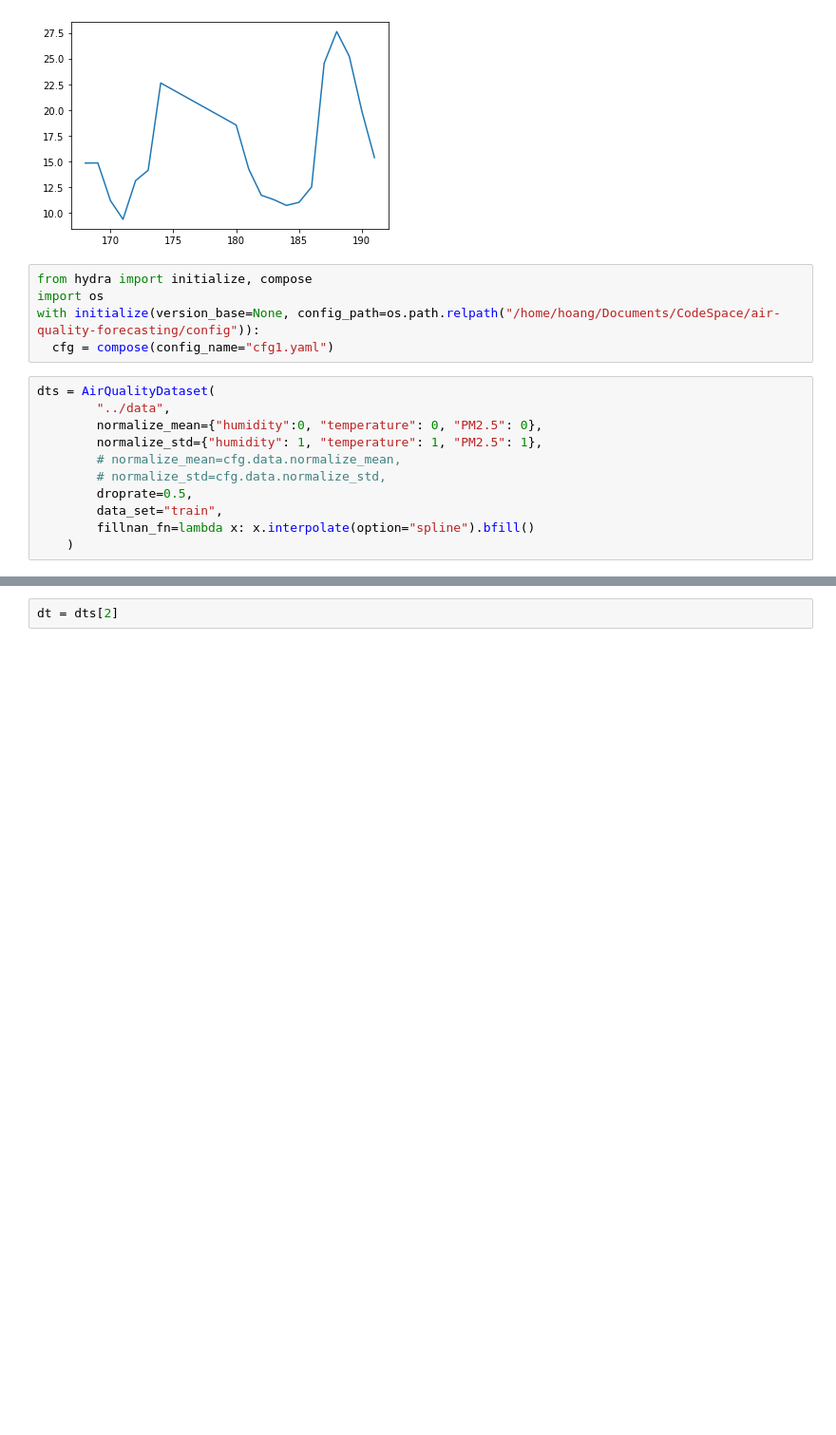
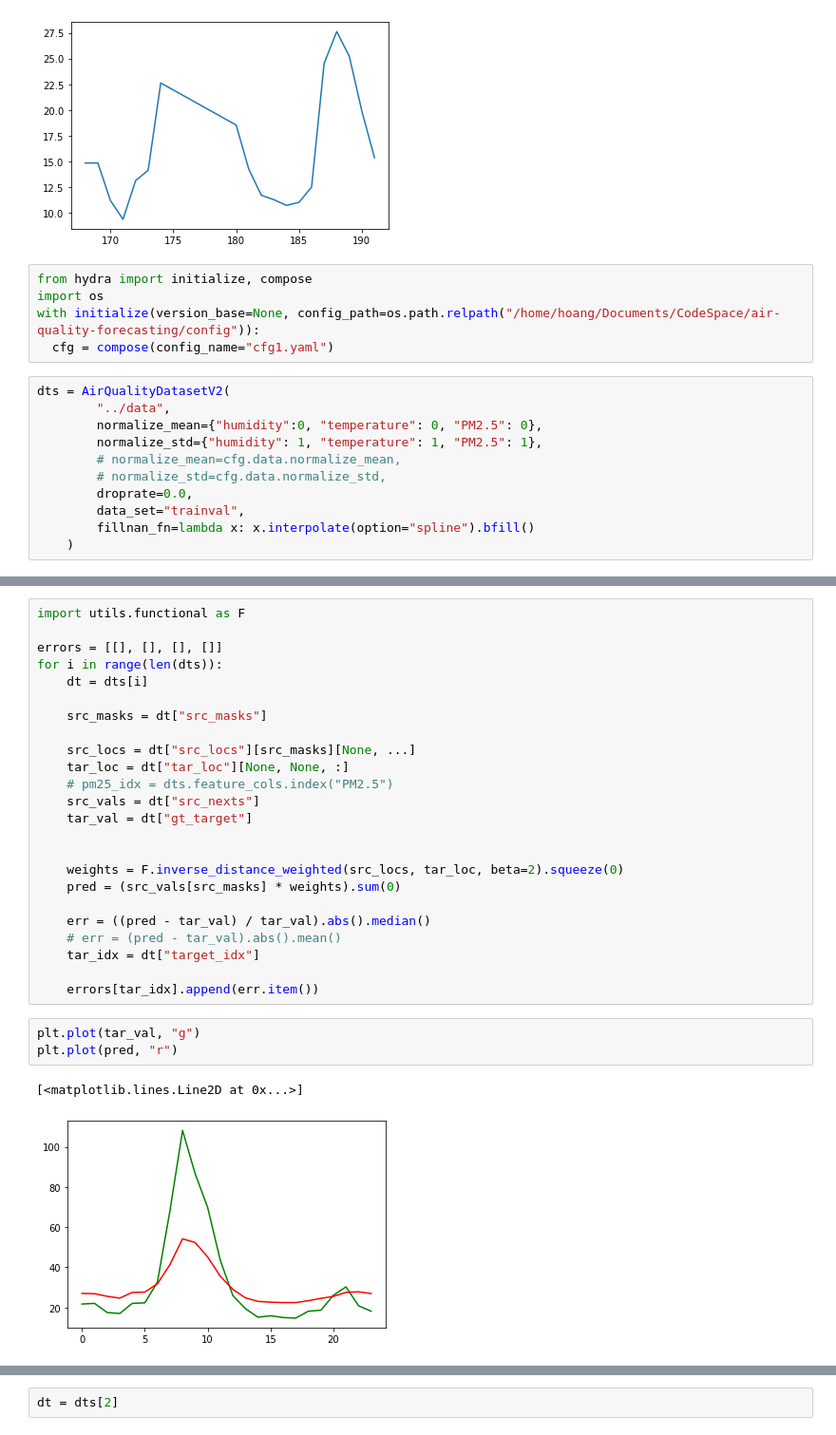
Before and after one commit to hoang1007/air-quality-forecasting, a Jupyter notebook: src/draft.ipynb, the cells around one changed output, grey strips where cells are left out. Shown at 95% size. Cells and saved outputs as stored; diff of their text form; blank space fills up the shorter version.

```diff
--- a/src/draft.ipynb
+++ b/src/draft.ipynb
@@ -90,13 +90,13 @@ import os
 with initialize(version_base=None, config_path=os.path.relpath("/home/hoang/Documents/CodeSpace/air-quality-forecasting/config")):
   cfg = compose(config_name="cfg1.yaml")
 # %%
-dts = AirQualityDataset(
+dts = AirQualityDatasetV2(
         "../data",
         normalize_mean={"humidity":0, "temperature": 0, "PM2.5": 0},
         normalize_std={"humidity": 1, "temperature": 1, "PM2.5": 1},
         # normalize_mean=cfg.data.normalize_mean,
         # normalize_std=cfg.data.normalize_std,
-        droprate=0.5,
-        data_set="train",
+        droprate=0.0,
+        data_set="trainval",
         fillnan_fn=lambda x: x.interpolate(option="spline").bfill()
     )
@@ -102,0 +122,30 @@ dts = AirQualityDataset(
+# %%
+import utils.functional as F
+
+errors = [[], [], [], []]
+for i in range(len(dts)):
+    dt = dts[i]
+
+    src_masks = dt["src_masks"]
+
+    src_locs = dt["src_locs"][src_masks][None, ...]
+    tar_loc = dt["tar_loc"][None, None, :]
+    # pm25_idx = dts.feature_cols.index("PM2.5")
+    src_vals = dt["src_nexts"]
+    tar_val = dt["gt_target"]
+
+
+    weights = F.inverse_distance_weighted(src_locs, tar_loc, beta=2).squeeze(0)
+    pred = (src_vals[src_masks] * weights).sum(0)
+
+    err = ((pred - tar_val) / tar_val).abs().median()
+    # err = (pred - tar_val).abs().mean()
+    tar_idx = dt["target_idx"]
+
+    errors[tar_idx].append(err.item())
+# %%
+plt.plot(tar_val, "g")
+plt.plot(pred, "r")
+# %% [output]
+[<matplotlib.lines.Line2D at 0x...>]
+[figure, added]
```
Also changed, not shown: parts of 5 cells of this notebook, 18 other files.
